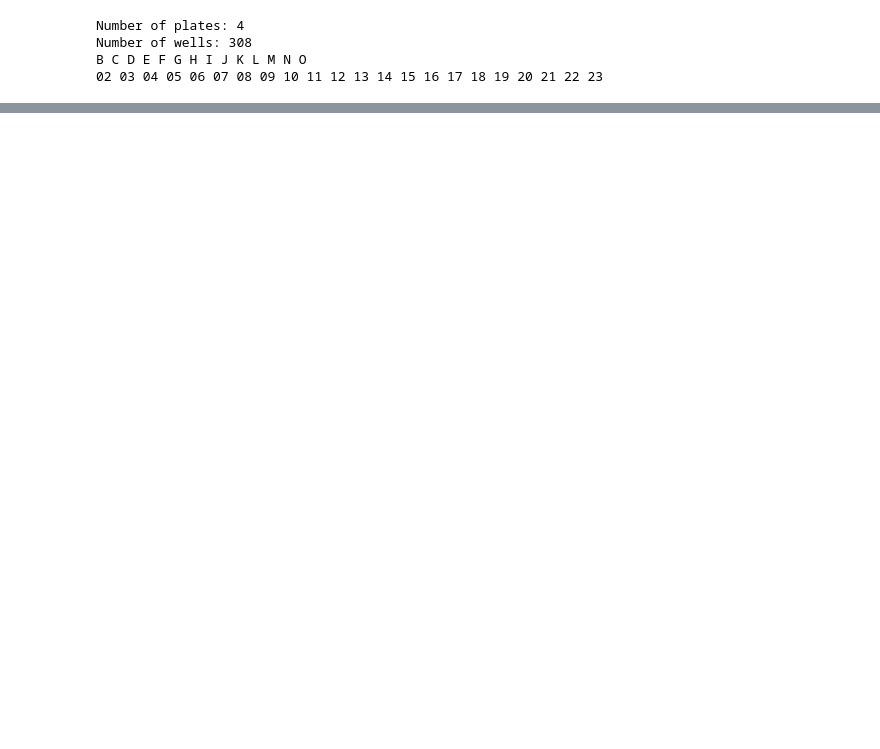
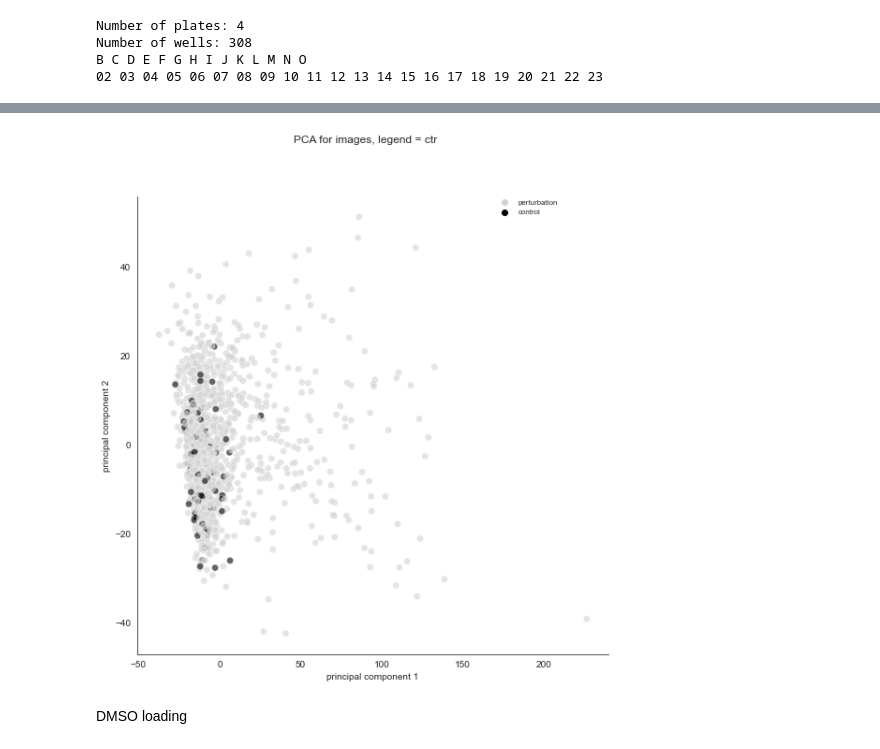
Before and after one commit to pharmbio/colopaint3D, a Jupyter notebook: 2D_analysis/5_PlotPCA.ipynb, the cells around one changed output, grey strips where cells are left out. Cells and saved outputs as stored; diff of their text form; code cells hidden in the pictures; blank space fills up the shorter version.

```diff
--- a/2D_analysis/5_PlotPCA.ipynb
+++ b/2D_analysis/5_PlotPCA.ipynb
@@ -304,0 +185,25 @@ for feature in FeaturesToPlot[:]:
+# %%
+hue= 'ctr'
+
+pal=['lightgray', 'black']
+
+fig = plt.figure(figsize = (9,9))
+fig.suptitle('PCA for images, legend = {}'.format(hue), fontsize = 12)
+ax = fig.add_subplot()
+
+ax =sns.scatterplot(x='principal component 1', y='principal component 2',
+              hue=hue, data=ImagePrincipalDf, palette=pal,  s=50, alpha = 0.6, marker = 'o');
+
+l = ax.legend(bbox_to_anchor = (0.9, 1),borderaxespad = 0, fontsize = 8, frameon = False)
+#ax.set_xlim([-50, 100])
+#ax.set_ylim([-40, 60])
+# ax.get_legend().remove()
+l.get_texts()[0].set_text('perturbation')
+l.get_texts()[1].set_text('control')
+
+sns.despine()
+fig.savefig('{}/PC1_PC2_{}.{}'.format(OutputDir, hue, figformat),  dpi=dpi)
+# %% [output]
+[figure, added]
+# %% [markdown]
+DMSO loading
```
Also changed, not shown: parts of 37 cells of this notebook, 2 other files.
